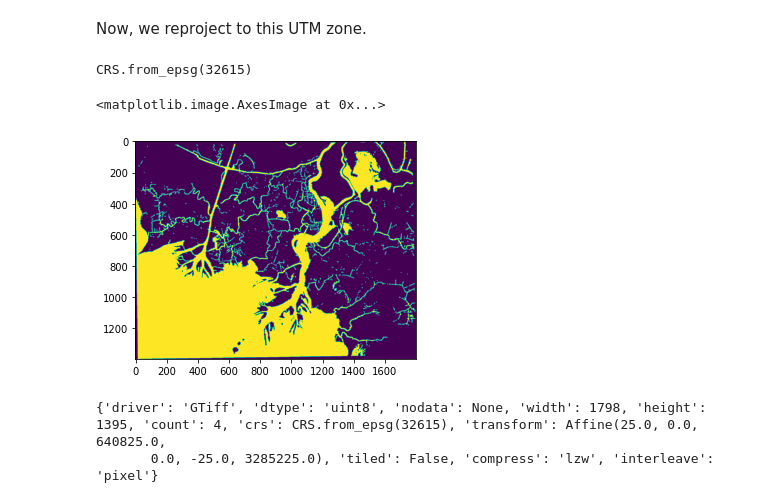
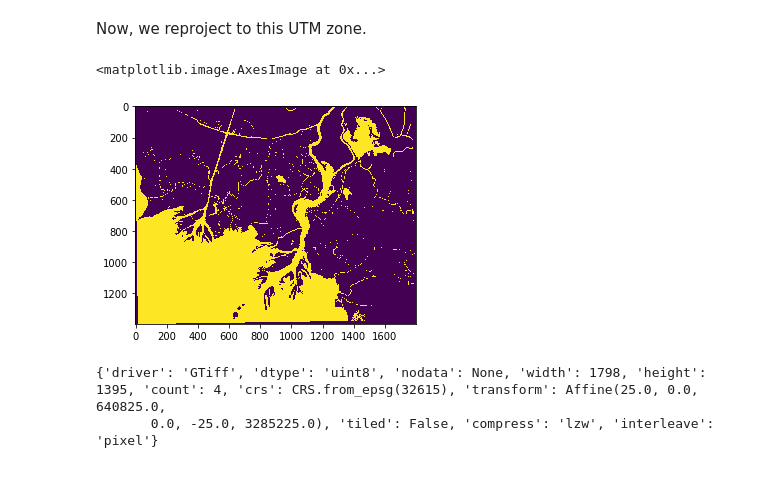
Before and after one commit to simard-landscape-lab/orinoco, a Jupyter notebook: notebooks/examples/0 - Make Masks.ipynb, the cells around one changed output. Cells and saved outputs as stored; diff of their text form; code cells hidden in the pictures.

```diff
--- a/notebooks/examples/0 - Make Masks.ipynb
+++ b/notebooks/examples/0 - Make Masks.ipynb
@@ -100,7 +118,0 @@ We use a buffer to ensure that diagonally connected pixels can still permit flow
-# %%
-mask_original_crs = nd.morphology.binary_dilation(mask_original_crs,
-                                    iterations=1,
-                                    border_value=0,
-                                    structure=np.ones((3, 3)))
-
-plt.imshow(mask_original_crs)
@@ -139,10 +155,6 @@ epsg_utm
 CRS.from_epsg(32615)
 # %% [markdown]
 Now, we reproject to this UTM zone.
-# %%
-epsg_utm
-# %% [output]
-CRS.from_epsg(32615)
 # %%
 if map_name == 'stamen_terrain_12':
     target_resolution = 25
@@ -166,10 +178,10 @@ mask, _ = reproject_arr_to_match_profile(mask_original_crs.astype(np.uint8),
                                         )
 mask = mask[0, ...].astype(bool)
 # %%
-plt.imshow(mask)
+plt.imshow(mask, interpolation='none')
 # %% [output]
 <matplotlib.image.AxesImage at 0x...>
-[figure, old version]
+[figure, new version]
 # %%
 src_profile['count'] = 4
 profile_utm['count'] = 4
```
Also changed, not shown: parts of 16 cells of this notebook, 5 other files.
